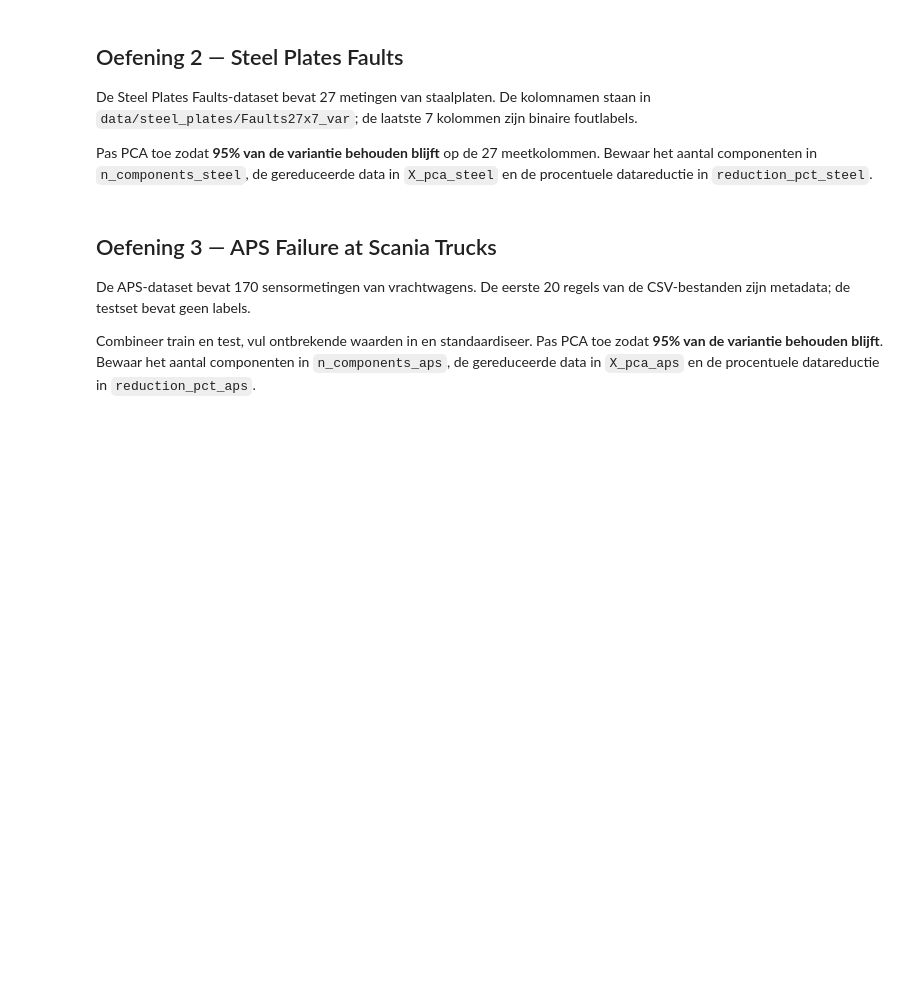
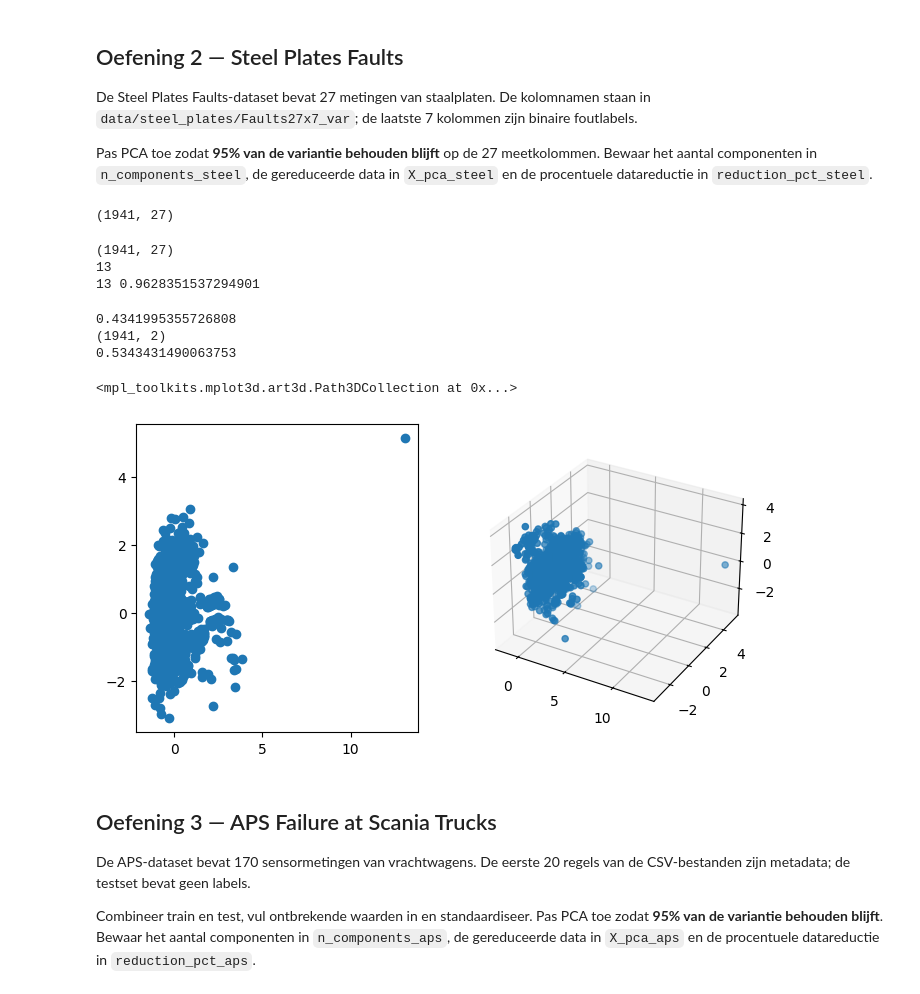
Before and after one commit to oleksandrtsyhanok/ML-Algo-student, a Jupyter notebook: exercises_with_checks/week07/dim_reductie_checkpoint_opgave.ipynb, the cells around one changed output. Drawn from its saved outputs; the diff is of its cells as text; code cells hidden in the pictures; blank space fills up the shorter version.

```diff
--- a/exercises_with_checks/week07/dim_reductie_checkpoint_opgave.ipynb
+++ b/exercises_with_checks/week07/dim_reductie_checkpoint_opgave.ipynb
@@ -91,13 +122,50 @@ X = X.fillna(X.mean())
 # Data standaardiseren
 scaler = StandardScaler()
 X_scaled = scaler.fit_transform(X)
+print(X_scaled.shape)
+# %% [output]
+(1941, 27)
 # %%
 # TODO: pas PCA toe zodat 95% van de variantie behouden blijft.
 # Bewaar het aantal componenten in n_components_steel, de gereduceerde
 # data in X_pca_steel en de procentuele datareductie in reduction_pct_steel.
+print(X_scaled.shape)
+pcas = PCA(n_components=0.95, svd_solver='full', whiten=True).fit(X_scaled)
+print(pcas.n_components_)
+n_components_steel = pcas.n_components_
+
+X_pca_steel = pcas.transform(X_scaled)
+
+reduction_pct_steel = sum(pca.explained_variance_ratio_)
+
+print(n_components_steel, reduction_pct_steel)
+# %% [output]
+(1941, 27)
+13
+13 0.9628351537294901
 # %%
 # TODO: maak een 2D- en 3D-plot van de voornaamste PCA-componenten van
 # X_scaled (niet gecheckt, maar leerzaam).
+pca2D = PCA(n_components=2, svd_solver='full', whiten=True).fit(X_scaled)
+X_2D = pca2D.transform(X_scaled)
+print(sum(pca2D.explained_variance_ratio_))
+print(X_2D.shape)
+
+pca3D = PCA(n_components=3, svd_solver='full', whiten=True).fit(X_scaled)
+X_3D = pca3D.transform(X_scaled)
+print(sum(pca3D.explained_variance_ratio_))
+
+fig = plt.figure(figsize=(8, 4))
+axs1 = fig.add_subplot(1, 2, 1)
+axs1.scatter(X_2D[:, 0], X_2D[:, 1])
+axs2 = fig.add_subplot(1, 2, 2, projection='3d')
+axs2.scatter3D(X_3D[:, 0], X_3D[:, 1], X_3D[:, 2])
+# %% [output]
+0.4341995355726808
+(1941, 2)
+0.5343431490063753
+<mpl_toolkits.mplot3d.art3d.Path3DCollection at 0x...>
+[figure, added]
 # %% [markdown]
 ## Oefening 3 — APS Failure at Scania Trucks
 
```
Also changed, not shown: parts of 4 cells of this notebook, 1 other file.
